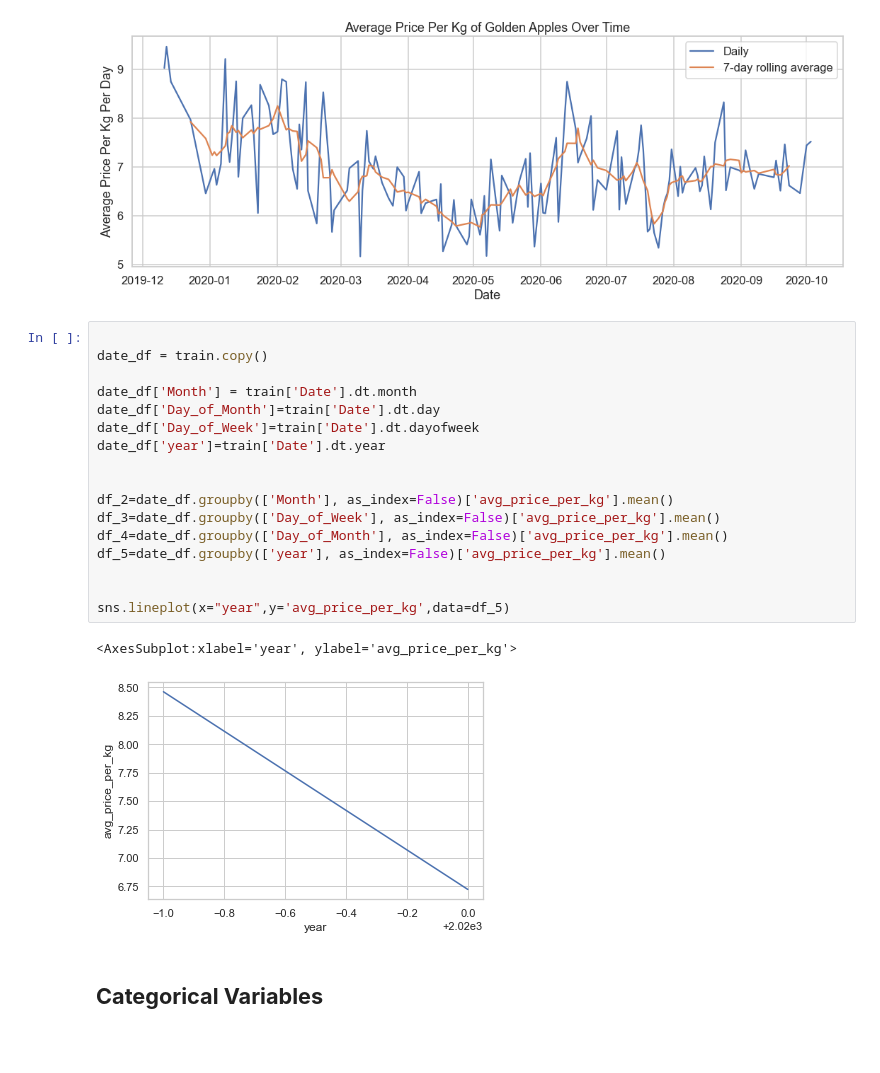
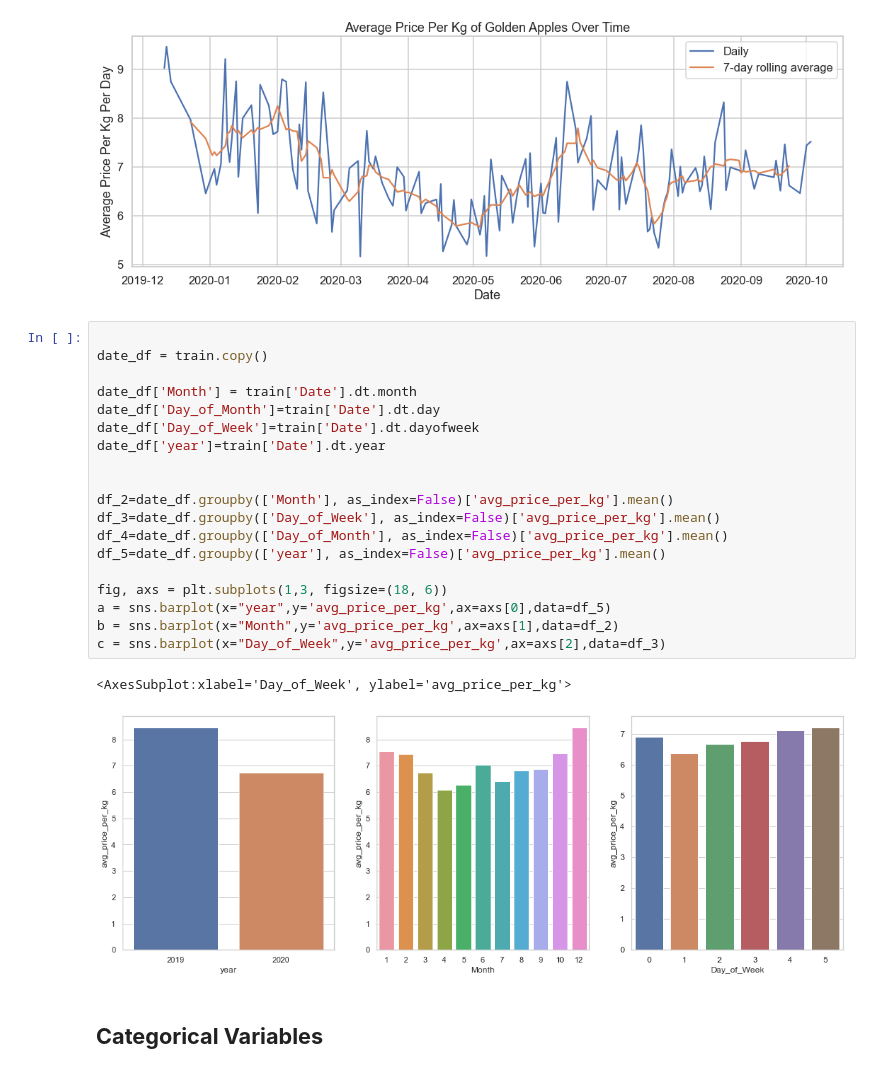
Before and after one commit to nkonyanihlulani/Team_7_regression, a Jupyter notebook: team_7.ipynb, the cells around one changed output. Saved outputs shown, nothing was run; the diff lists cells and outputs as text; blank space fills up the shorter version.

```diff
--- a/team_7.ipynb
+++ b/team_7.ipynb
@@ -239,23 +239,25 @@ plt.show()
 # %%
 
 date_df = train.copy()
 
 date_df['Month'] = train['Date'].dt.month
 date_df['Day_of_Month']=train['Date'].dt.day
 date_df['Day_of_Week']=train['Date'].dt.dayofweek
 date_df['year']=train['Date'].dt.year
 
 
 df_2=date_df.groupby(['Month'], as_index=False)['avg_price_per_kg'].mean()
 df_3=date_df.groupby(['Day_of_Week'], as_index=False)['avg_price_per_kg'].mean()
 df_4=date_df.groupby(['Day_of_Month'], as_index=False)['avg_price_per_kg'].mean()
 df_5=date_df.groupby(['year'], as_index=False)['avg_price_per_kg'].mean()
 
-
-sns.lineplot(x="year",y='avg_price_per_kg',data=df_5)
+fig, axs = plt.subplots(1,3, figsize=(18, 6))
+a = sns.barplot(x="year",y='avg_price_per_kg',ax=axs[0],data=df_5)
+b = sns.barplot(x="Month",y='avg_price_per_kg',ax=axs[1],data=df_2)
+c = sns.barplot(x="Day_of_Week",y='avg_price_per_kg',ax=axs[2],data=df_3)
 # %% [output]
-<AxesSubplot:xlabel='year', ylabel='avg_price_per_kg'>
+<AxesSubplot:xlabel='Day_of_Week', ylabel='avg_price_per_kg'>
-[figure, old version]
+[figure, new version]
 # %% [markdown]
 ## **Categorical Variables**
 # %% [markdown]
```
Also changed, not shown: parts of 4 cells of this notebook, 1 other file.
